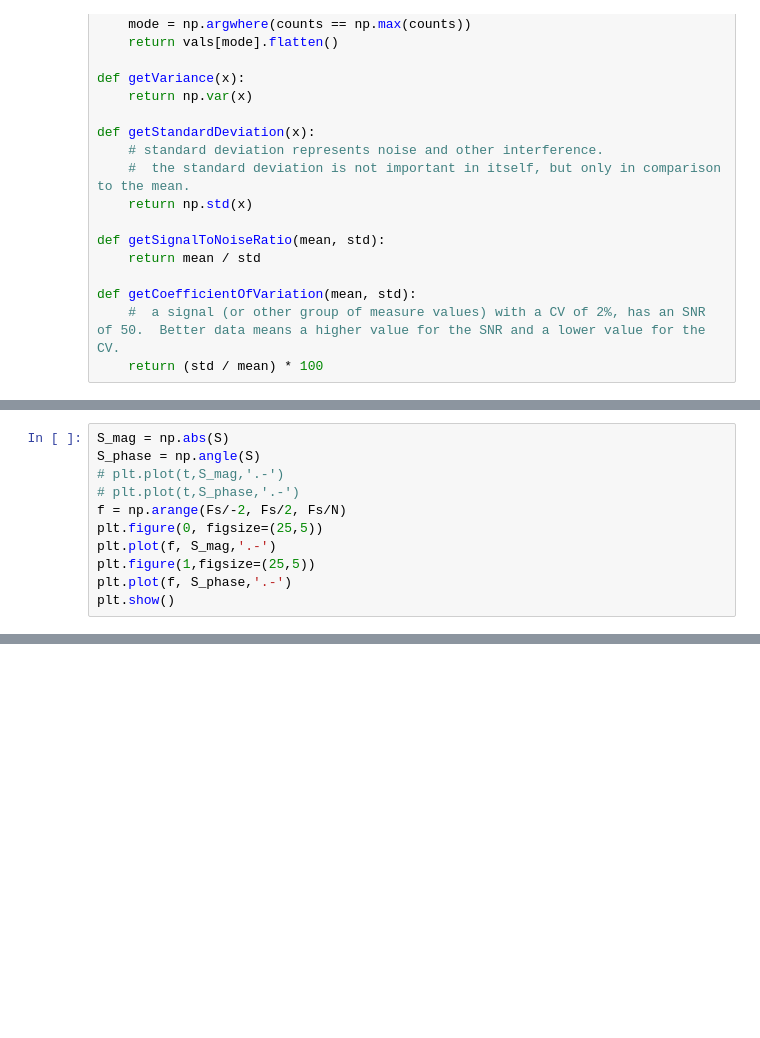
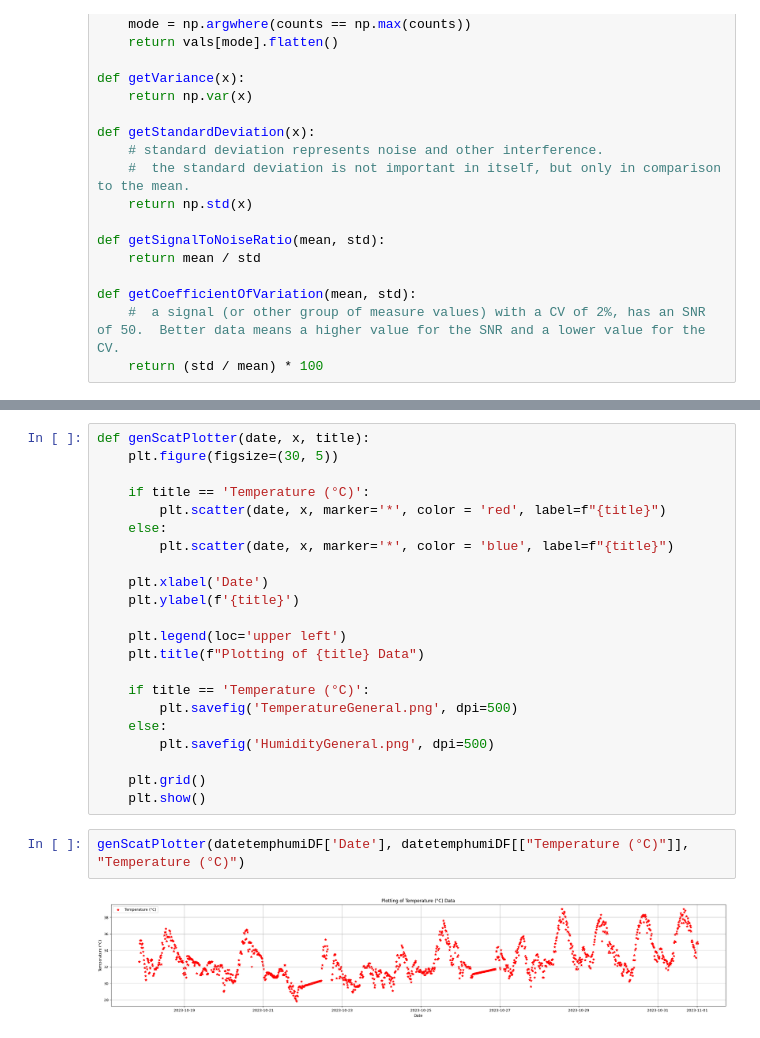
Before and after one commit to IanNoelBanta/DSP-MidtermProject, a Jupyter notebook: goodsData.ipynb, the cells around one changed output, grey strips where cells are left out. Drawn from its saved outputs; the diff is of its cells as text; blank space fills up the shorter version.

```diff
--- a/goodsData.ipynb
+++ b/goodsData.ipynb
@@ -397,11 +134,0 @@ S = np.fft.fftshift(np.fft.fft(s))
-# %%
-S_mag = np.abs(S)
-S_phase = np.angle(S)
-# plt.plot(t,S_mag,'.-')
-# plt.plot(t,S_phase,'.-')
-f = np.arange(Fs/-2, Fs/2, Fs/N)
-plt.figure(0, figsize=(25,5))
-plt.plot(f, S_mag,'.-')
-plt.figure(1,figsize=(25,5))
-plt.plot(f, S_phase,'.-')
-plt.show()
@@ -454,0 +163,26 @@ fftPlotter(freq, value, 'Humidity')
+# %%
+def genScatPlotter(date, x, title):
+	plt.figure(figsize=(30, 5))
+
+	if title == 'Temperature (°C)':
+		plt.scatter(date, x, marker='*', color = 'red', label=f"{title}")
+	else:
+		plt.scatter(date, x, marker='*', color = 'blue', label=f"{title}")
+
+	plt.xlabel('Date')
+	plt.ylabel(f'{title}')
+
+	plt.legend(loc='upper left')
+	plt.title(f"Plotting of {title} Data")
+
+	if title == 'Temperature (°C)':
+		plt.savefig('TemperatureGeneral.png', dpi=500)
+	else:
+		plt.savefig('HumidityGeneral.png', dpi=500)
+
+	plt.grid()
+	plt.show()
+# %%
+genScatPlotter(datetemphumiDF['Date'], datetemphumiDF[["Temperature (°C)"]], "Temperature (°C)")
+# %% [output]
+[figure, added]
```
Also changed, not shown: parts of 48 cells of this notebook, 2 other files.
